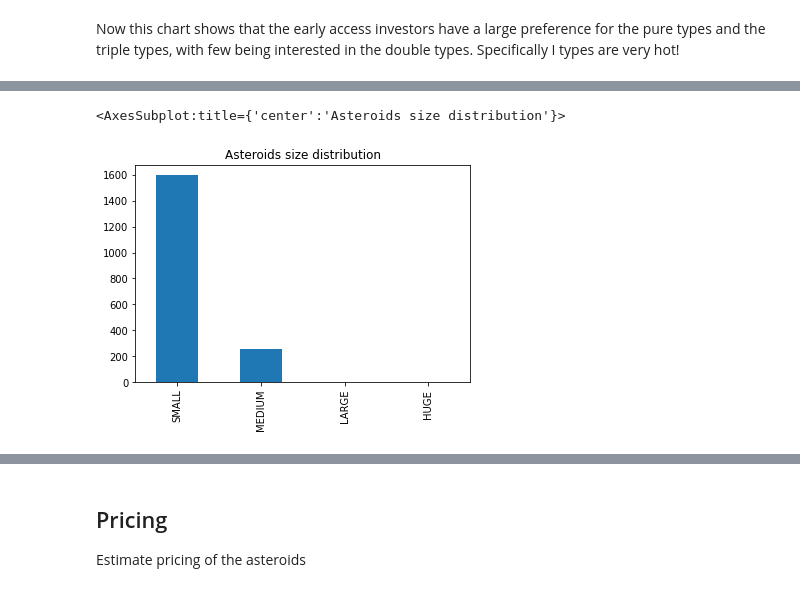
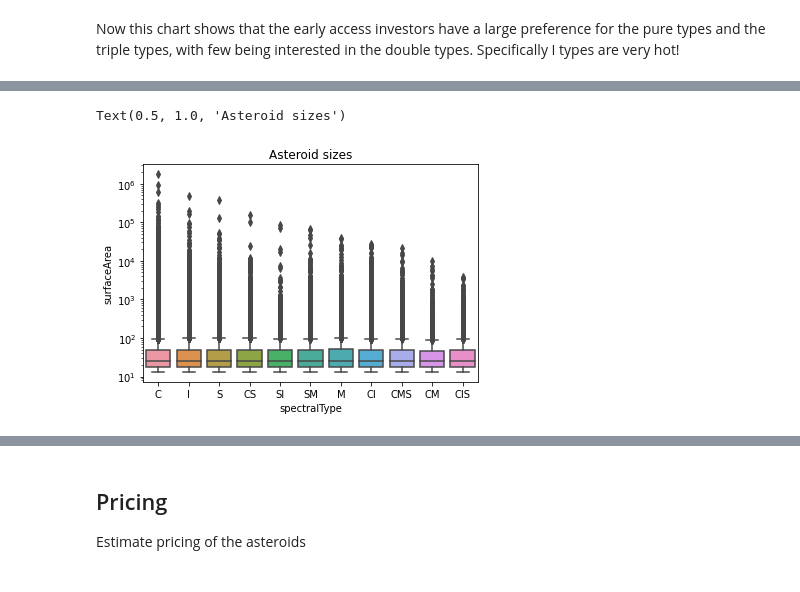
Before and after one commit to MichaelVerdegaal/InfluenceAsteroidVisualization, a Jupyter notebook: main.ipynb, the cells around one changed output, grey strips where cells are left out. Saved outputs shown, nothing was run; the diff lists cells and outputs as text; code cells hidden in the pictures.

Commit message:
Different plot to illustrate owned spectral type and size distribution

```diff
--- a/main.ipynb
+++ b/main.ipynb
@@ -54,6 +69,8 @@ df['size'].value_counts().plot(kind='bar', title="Asteroids size distribution")
-# %%
-# Illustrate size distribution
-owned_df['size'].value_counts().plot(kind='bar', title="Asteroids size distribution")
-# %% [output]
-<AxesSubplot:title={'center':'Asteroids size distribution'}>
-[figure, removed]
+# %%
+# Illustrate size distribution
+ax = sns.boxplot(x="spectralType", y="surfaceArea", data=df)
+ax.set_yscale("log")
+plt.title('Asteroid sizes')
+# %% [output]
+Text(0.5, 1.0, 'Asteroid sizes')
+[figure, added]
```
Also changed, not shown: parts of 5 cells of this notebook.
